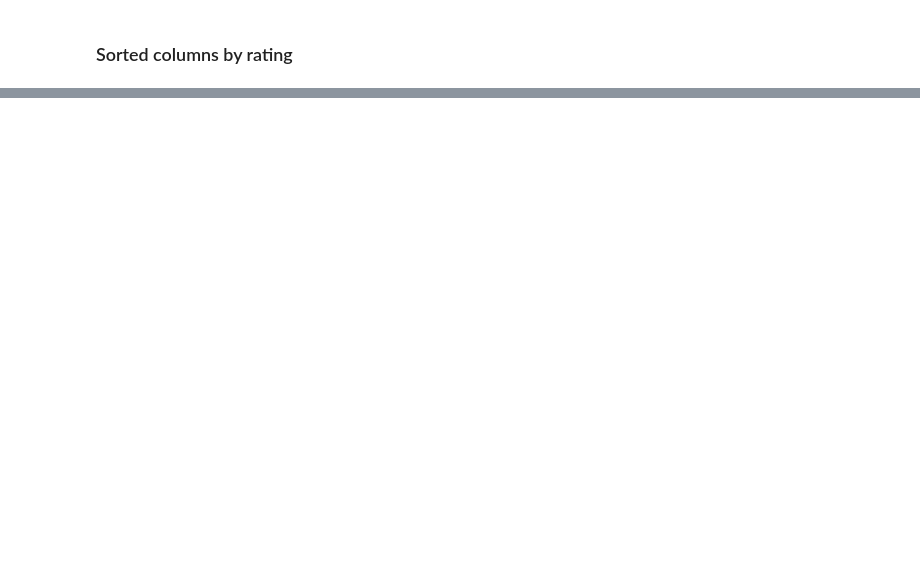
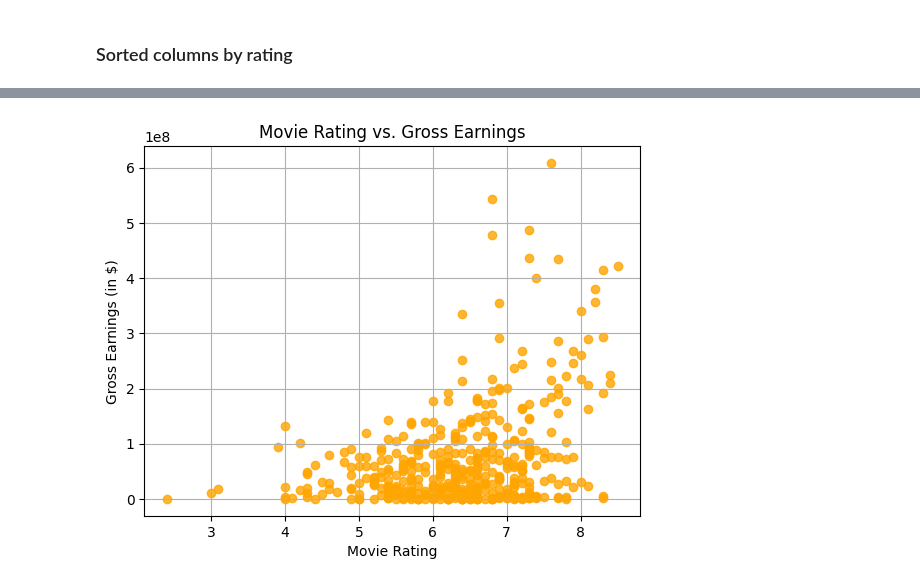
Before and after one commit to danthreepo/CapstoneProject_2025, a Jupyter notebook: vankirk_capstone_project_2025.ipynb, the cells around one changed output, grey strips where cells are left out. Drawn from its saved outputs; the diff is of its cells as text; code cells hidden in the pictures; blank space fills up the shorter version.

```diff
--- a/vankirk_capstone_project_2025.ipynb
+++ b/vankirk_capstone_project_2025.ipynb
@@ -381,0 +392,12 @@ Total available on DISNEY+: 4
+# %%
+# Scatter plot
+plt.scatter(movie_stream_df_top_rated["RATING"], movie_stream_df_top_rated["GROSS(IN $)"], color="orange", alpha=0.8)
+
+# Add labels and title
+plt.xlabel("Movie Rating")
+plt.ylabel("Gross Earnings (in $)")
+plt.title("Movie Rating vs. Gross Earnings")
+plt.grid(True)
+plt.show()
+# %% [output]
+[figure, added]
```
Also changed, not shown: parts of 13 cells of this notebook.
